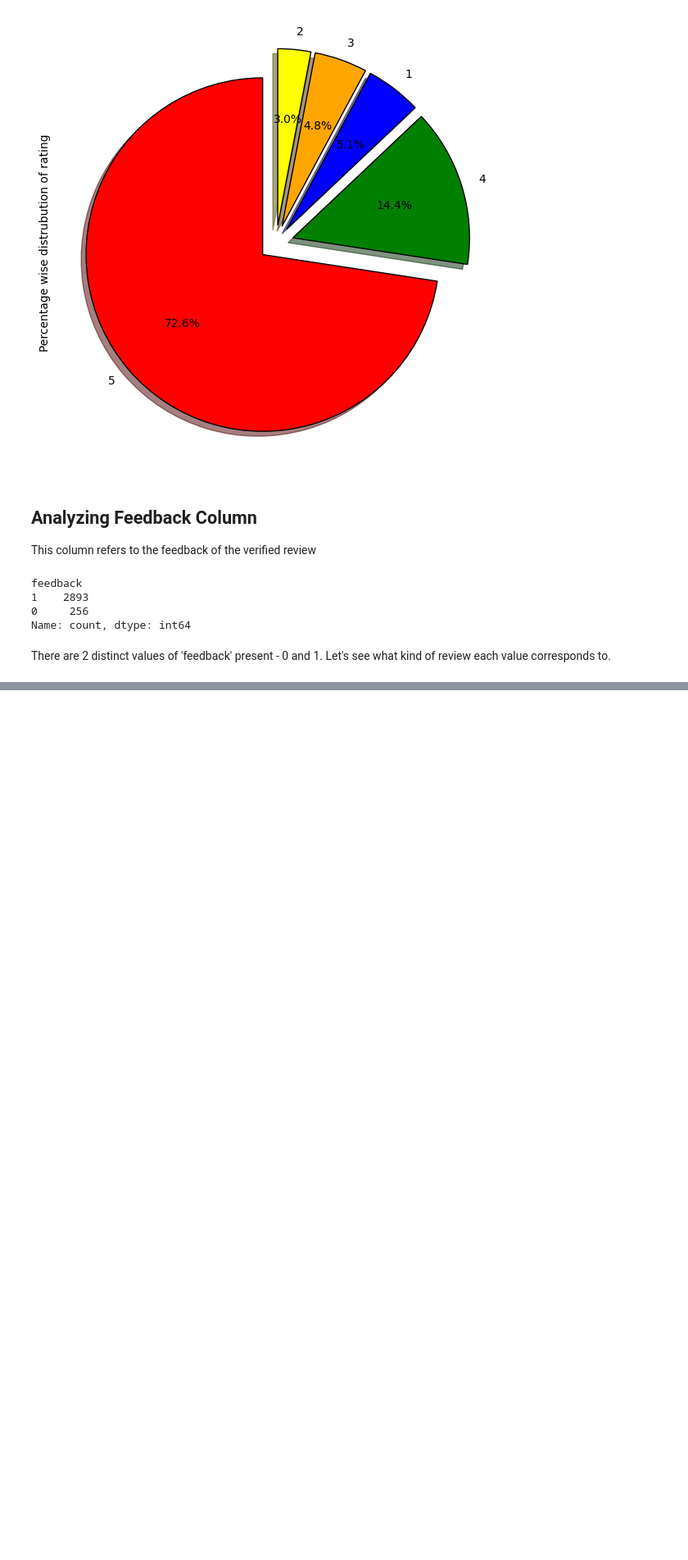
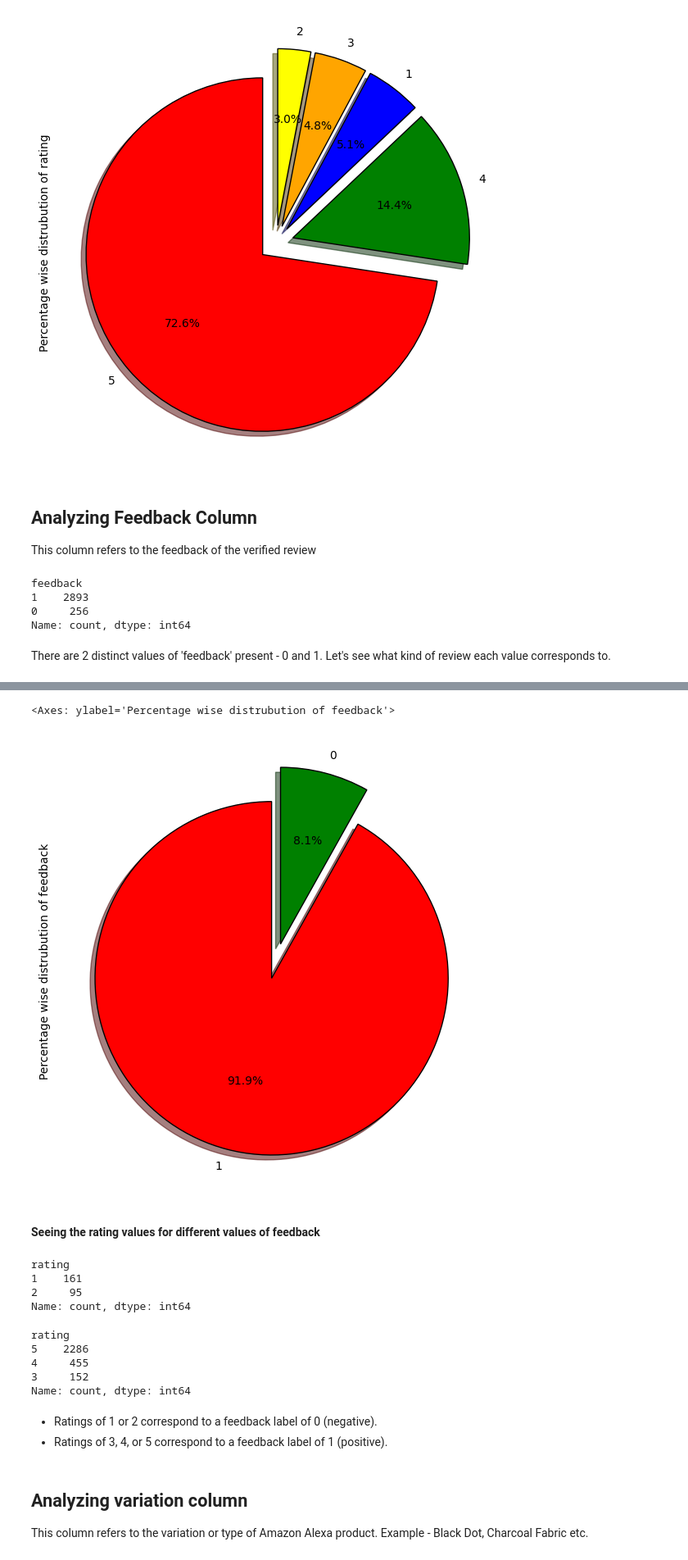
Before and after one commit to VelvetDragon/Sentiment-Analysis-Amazon-Reviews, a Jupyter notebook: Sentiment Analysis Data Exploration and Modelling.ipynb, the cells around one changed output, grey strips where cells are left out. Shown at 82% size. Drawn from its saved outputs; the diff is of its cells as text; code cells hidden in the pictures; blank space fills up the shorter version.

```diff
--- a/Sentiment Analysis Data Exploration and Modelling.ipynb
+++ b/Sentiment Analysis Data Exploration and Modelling.ipynb
@@ -173,0 +208,42 @@ There are 2 distinct values of 'feedback' present - 0 and 1. Let's see what kind
+# %%
+# Plotting the pie chart for % distribution of feedback
+
+fig = plt.figure(figsize=(7,7))
+
+colors = ('red', 'green')
+
+wp = {'linewidth':1, "edgecolor":'black'}
+
+tags = amazon_data['feedback'].value_counts()/amazon_data.shape[0]
+
+explode=(0.1,0.1)
+
+tags.plot(kind='pie', autopct="%1.1f%%", shadow=True, colors=colors, startangle=90, wedgeprops=wp, explode=explode, label='Percentage wise distrubution of feedback')
+# %% [output]
+<Axes: ylabel='Percentage wise distrubution of feedback'>
+[figure, added]
+# %% [markdown]
+#### Seeing the rating values for different values of feedback
+# %%
+# for feedback = 0
+amazon_data[amazon_data['feedback'] == 0]['rating'].value_counts()
+# %% [output]
+rating
+1    161
+2     95
+Name: count, dtype: int64
+# %%
+# for feedback = 1
+amazon_data[amazon_data['feedback'] == 1]['rating'].value_counts()
+# %% [output]
+rating
+5    2286
+4     455
+3     152
+Name: count, dtype: int64
+# %% [markdown]
+- Ratings of 1 or 2 correspond to a feedback label of 0 (negative).
+- Ratings of 3, 4, or 5 correspond to a feedback label of 1 (positive).
+# %% [markdown]
+## Analyzing variation column
+This column refers to the variation or type of Amazon Alexa product. Example - Black Dot, Charcoal Fabric etc.
```
Also changed, not shown: parts of 30 cells of this notebook.
